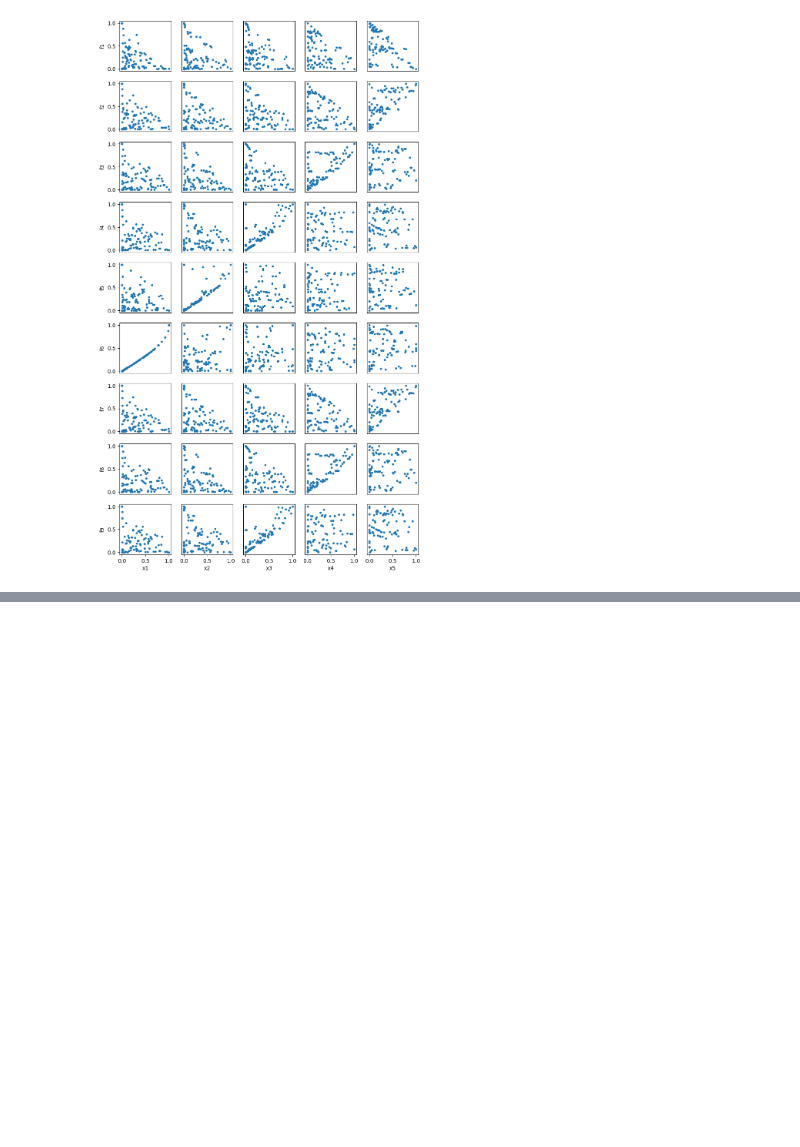
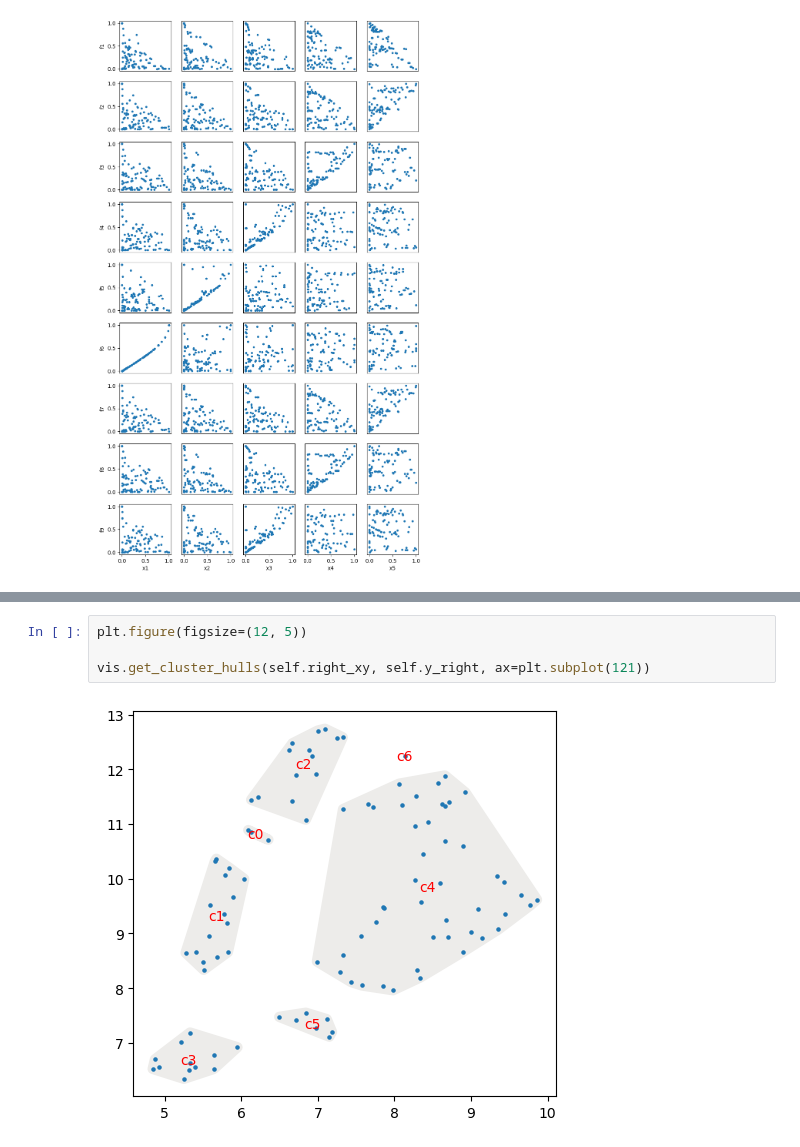
Before and after one commit to pnnl/pyMOODS, a Jupyter notebook: notebooks/Visualization Prototypes.ipynb, the cells around one changed output, grey strips where cells are left out. Drawn from its saved outputs; the diff is of its cells as text; blank space fills up the shorter version.

```diff
--- a/notebooks/Visualization Prototypes.ipynb
+++ b/notebooks/Visualization Prototypes.ipynb
@@ -22,0 +46,6 @@ self.show_joint_clustering_with_embedding()
+# %%
+plt.figure(figsize=(12, 5))
+
+vis.get_cluster_hulls(self.right_xy, self.y_right, ax=plt.subplot(121))
+# %% [output]
+[figure, added]
```
Also changed, not shown: parts of 17 cells of this notebook, 1 other file.
